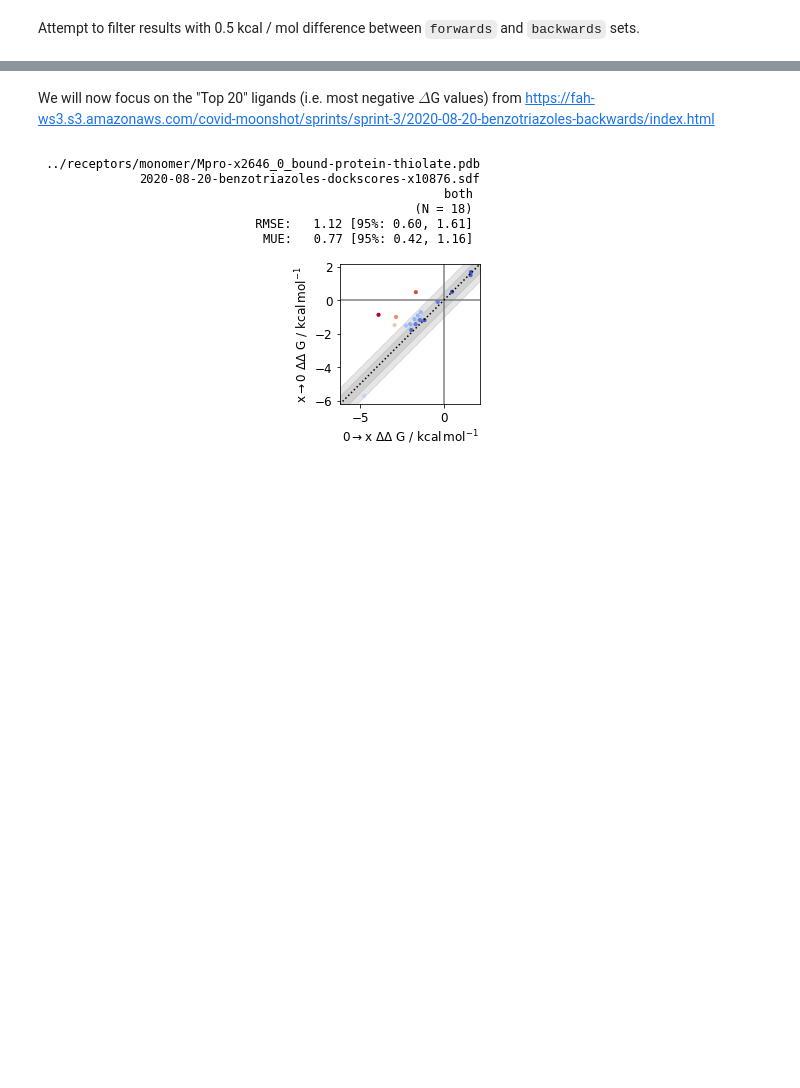
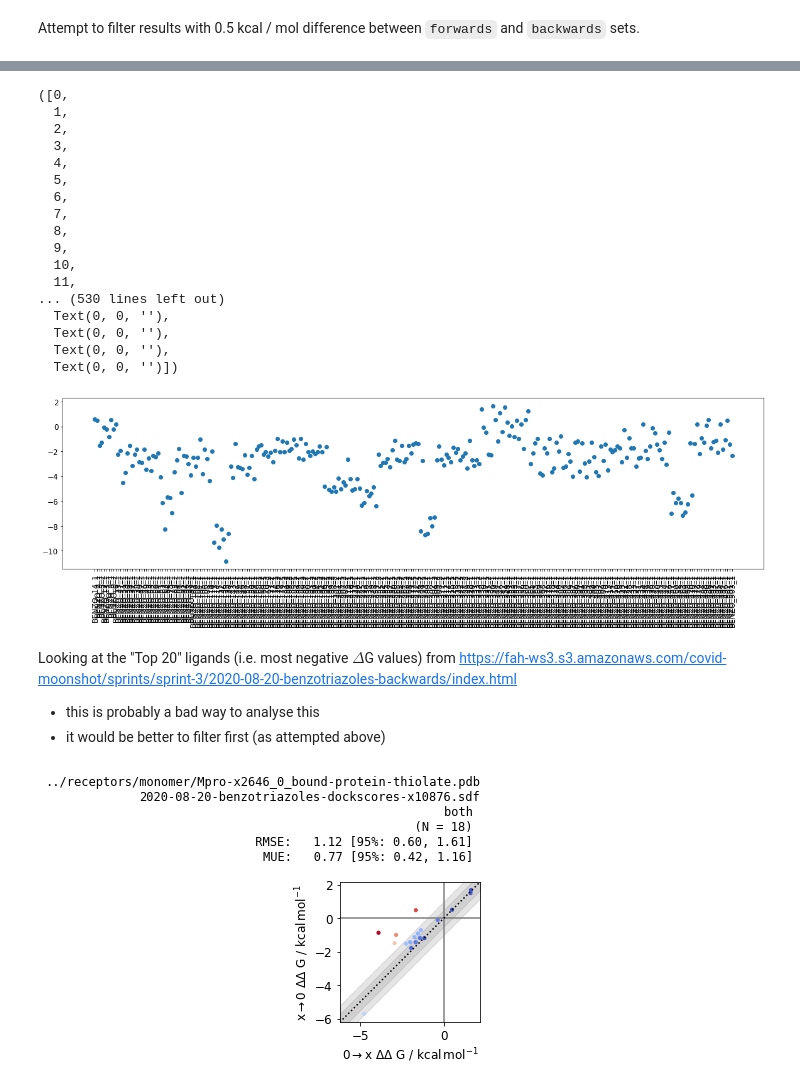
Before and after one commit to choderalab/fah-xchem-notebooks, a Jupyter notebook: analysis/sprint-3/ANALYSIS-Sprint-3.ipynb, the cells around one changed output, grey strips where cells are left out. Saved outputs shown, nothing was run; the diff lists cells and outputs as text; code cells hidden in the pictures; blank space fills up the shorter version.

Commit message:
attempt new filtering scheme

```diff
--- a/analysis/sprint-3/ANALYSIS-Sprint-3.ipynb
+++ b/analysis/sprint-3/ANALYSIS-Sprint-3.ipynb
@@ -527,5 +501,40 @@ for t in comb_graphs:
+# %%
+fig, ax = plt.subplots(figsize=(20,5))
+dg, name = [], []
+for ligand in r[('../receptors/monomer/Mpro-x2646_0_bound-protein-thiolate.pdb',
+                 '2020-08-20-benzotriazoles-dockscores-x10876.sdf', 'comb')].values():
+
+    #print(f"DDG:{ligand[0]}, Name:  {ligand[3]}")
+#     if -ligand[0] < 0:
+    dg.append(ligand[0])
+    name.append(ligand[3])
+
+plt.scatter(name, dg)
+plt.xticks(rotation=90)
+# %% [output]
+([0,
+  1,
+  2,
+  3,
+  4,
+  5,
+  6,
+  7,
+  8,
+  9,
+  10,
+  11,
+... (530 lines left out)
+  Text(0, 0, ''),
+  Text(0, 0, ''),
+  Text(0, 0, ''),
+  Text(0, 0, '')])
+[figure, added]
 # %% [markdown]
-We will now focus on the "Top 20" ligands (i.e. most negative $\Delta$G values) from https://fah-ws3.s3.amazonaws.com/covid-moonshot/sprints/sprint-3/2020-08-20-benzotriazoles-backwards/index.html
+Looking at the "Top 20" ligands (i.e. most negative $\Delta$G values) from https://fah-ws3.s3.amazonaws.com/covid-moonshot/sprints/sprint-3/2020-08-20-benzotriazoles-backwards/index.html
+
+* this is probably a bad way to analyse this
+* it would be better to filter first (as attempted above)
 # %%
 top_ligands = [
     "BENZO_8_1",
```
Also changed, not shown: parts of 5 cells of this notebook.
